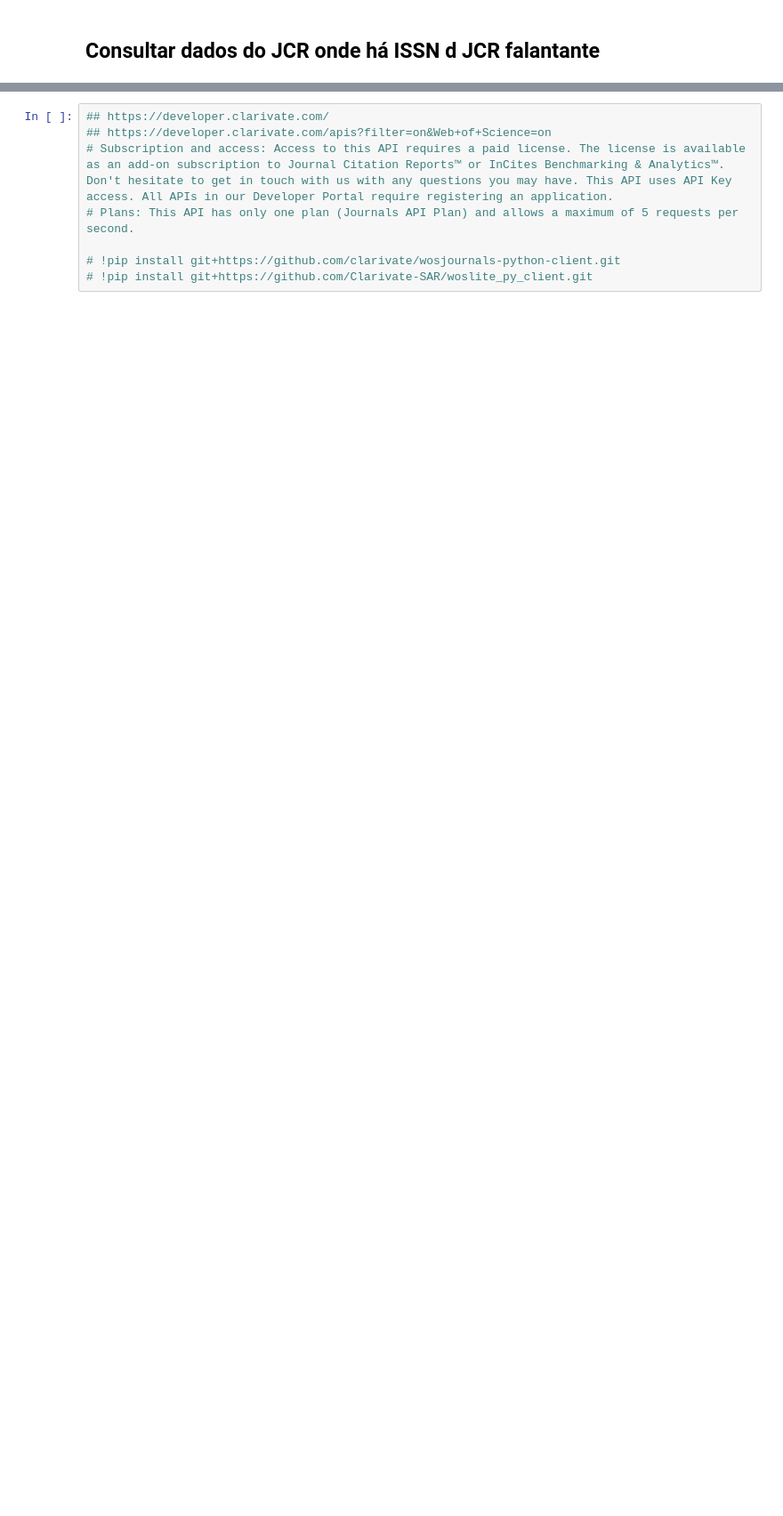
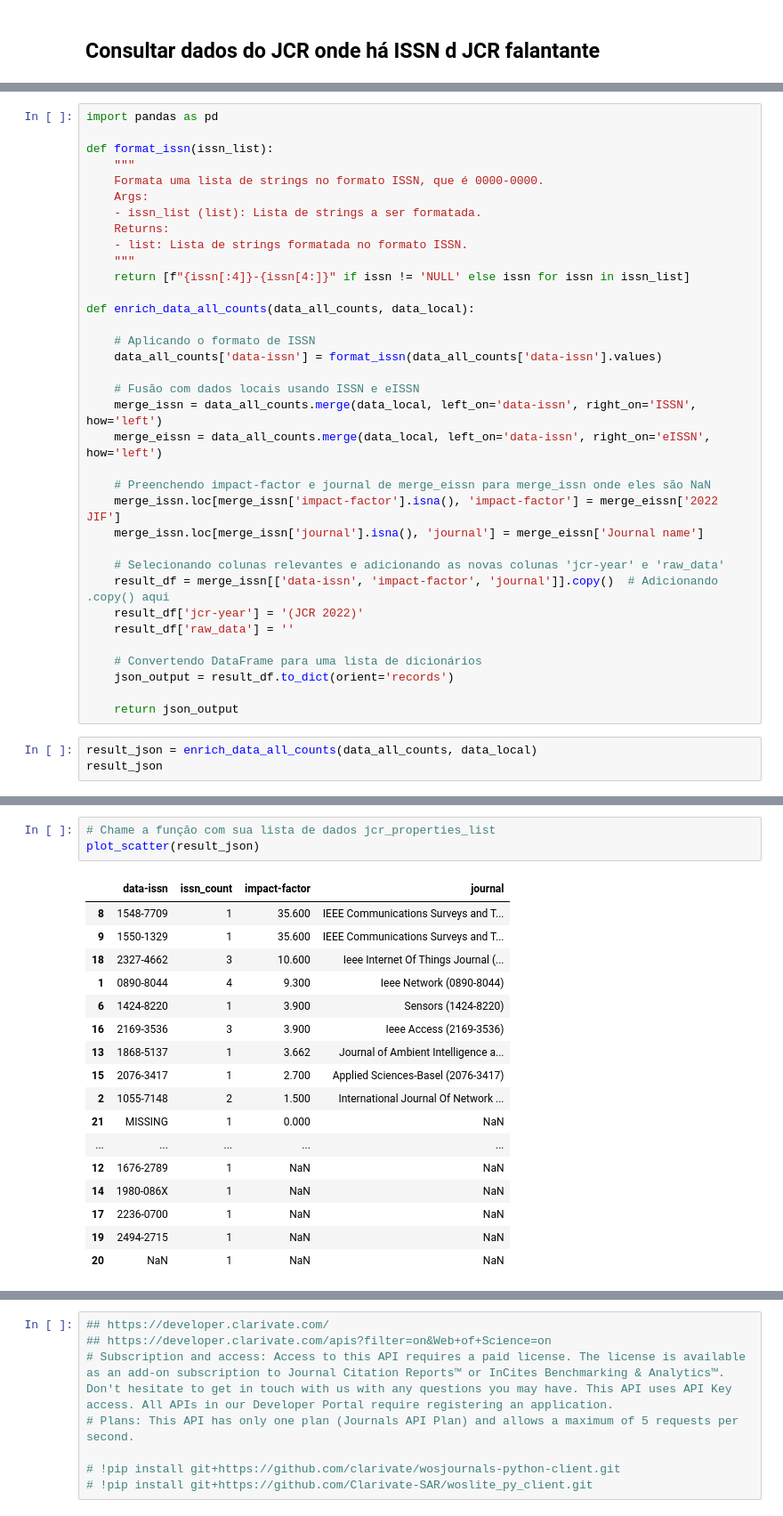
Before and after one commit to makaires77/fioce, a Jupyter notebook: source/adapters/input/jupyter_notebooks/parse_lattes_n4j.ipynb, the cells around one changed output, grey strips where cells are left out. Shown at 89% size. Drawn from its saved outputs; the diff is of its cells as text; blank space fills up the shorter version.

```diff
--- a/source/adapters/input/jupyter_notebooks/parse_lattes_n4j.ipynb
+++ b/source/adapters/input/jupyter_notebooks/parse_lattes_n4j.ipynb
@@ -1973,0 +2063,38 @@ plot_scatter(jcr_properties_list)
+# %%
+import pandas as pd
+
+def format_issn(issn_list):
+    """
+    Formata uma lista de strings no formato ISSN, que é 0000-0000.
+    Args:
+    - issn_list (list): Lista de strings a ser formatada.
+    Returns:
+    - list: Lista de strings formatada no formato ISSN.
+    """
+    return [f"{issn[:4]}-{issn[4:]}" if issn != 'NULL' else issn for issn in issn_list]
+
+def enrich_data_all_counts(data_all_counts, data_local):
+
+    # Aplicando o formato de ISSN
+    data_all_counts['data-issn'] = format_issn(data_all_counts['data-issn'].values)
+
+    # Fusão com dados locais usando ISSN e eISSN
+    merge_issn = data_all_counts.merge(data_local, left_on='data-issn', right_on='ISSN', how='left')
+    merge_eissn = data_all_counts.merge(data_local, left_on='data-issn', right_on='eISSN', how='left')
+
+    # Preenchendo impact-factor e journal de merge_eissn para merge_issn onde eles são NaN
+    merge_issn.loc[merge_issn['impact-factor'].isna(), 'impact-factor'] = merge_eissn['2022 JIF']
+    merge_issn.loc[merge_issn['journal'].isna(), 'journal'] = merge_eissn['Journal name']
+
+    # Selecionando colunas relevantes e adicionando as novas colunas 'jcr-year' e 'raw_data'
+    result_df = merge_issn[['data-issn', 'impact-factor', 'journal']].copy()  # Adicionando .copy() aqui
+    result_df['jcr-year'] = '(JCR 2022)'
+    result_df['raw_data'] = ''
+
+    # Convertendo DataFrame para uma lista de dicionários
+    json_output = result_df.to_dict(orient='records')
+
+    return json_output
+# %%
+result_json = enrich_data_all_counts(data_all_counts, data_local)
+result_json
@@ -1973,0 +2119,21 @@ plot_scatter(jcr_properties_list)
+# %%
+# Chame a função com sua lista de dados jcr_properties_list
+plot_scatter(result_json)
+# %% [output]
+|  | data-issn | issn_count | impact-factor | journal |
+| 8 | 1548-7709 | 1 | 35.600 | IEEE Communications Surveys and T... |
+| 9 | 1550-1329 | 1 | 35.600 | IEEE Communications Surveys and T... |
+| 18 | 2327-4662 | 3 | 10.600 | Ieee Internet Of Things Journal (... |
+| 1 | 0890-8044 | 4 | 9.300 | Ieee Network (0890-8044) |
+| 6 | 1424-8220 | 1 | 3.900 | Sensors (1424-8220) |
+| 16 | 2169-3536 | 3 | 3.900 | Ieee Access (2169-3536) |
+| 13 | 1868-5137 | 1 | 3.662 | Journal of Ambient Intelligence a... |
+| 15 | 2076-3417 | 1 | 2.700 | Applied Sciences-Basel (2076-3417) |
+| 2 | 1055-7148 | 2 | 1.500 | International Journal Of Network ... |
+| 21 | MISSING | 1 | 0.000 | NaN |
+| ... | ... | ... | ... | ... |
+| 12 | 1676-2789 | 1 | NaN | NaN |
+| 14 | 1980-086X | 1 | NaN | NaN |
+| 17 | 2236-0700 | 1 | NaN | NaN |
+| 19 | 2494-2715 | 1 | NaN | NaN |
+| 20 | NaN | 1 | NaN | NaN |
```
Also changed, not shown: parts of 24 cells of this notebook, 1 other file.
